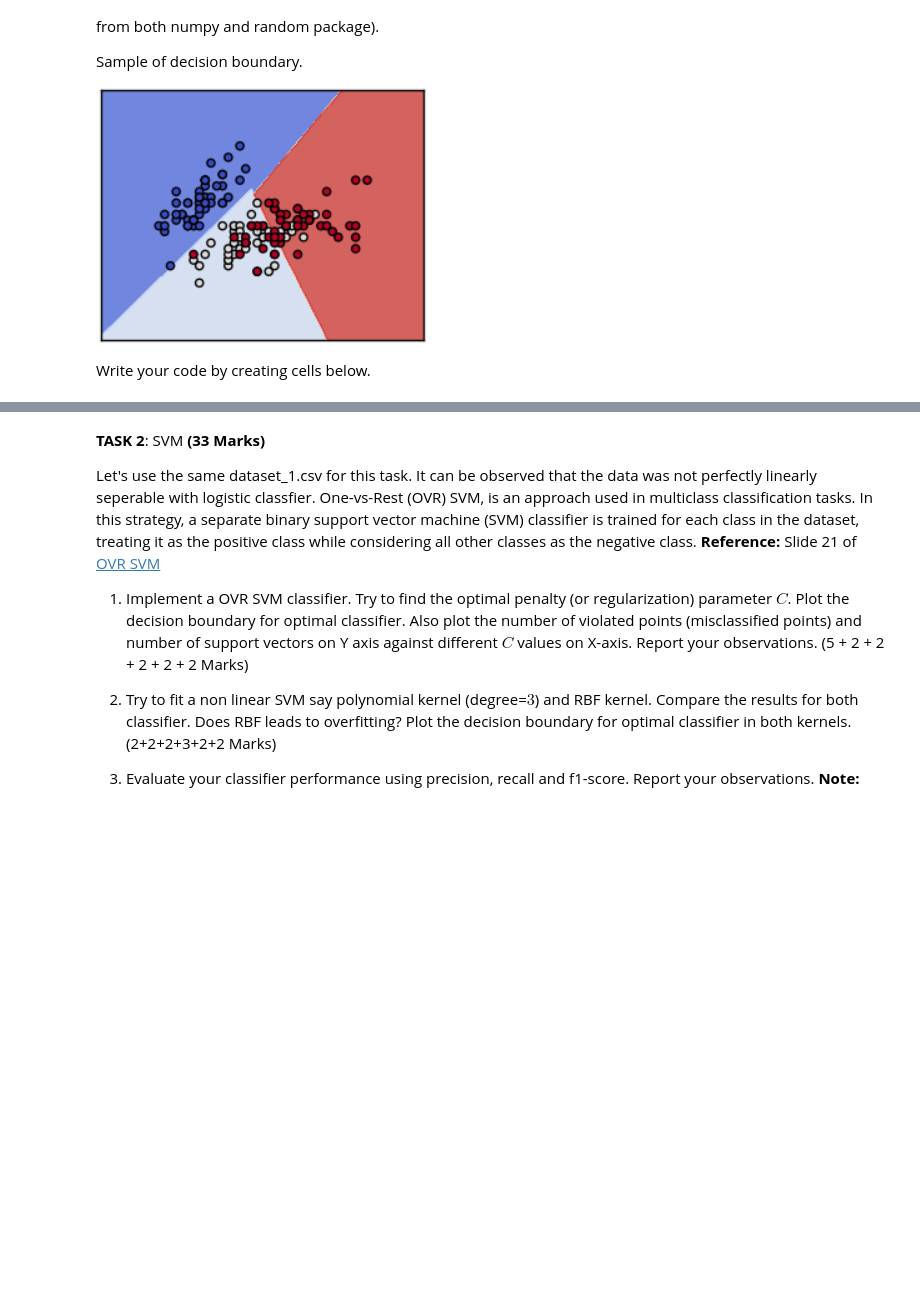
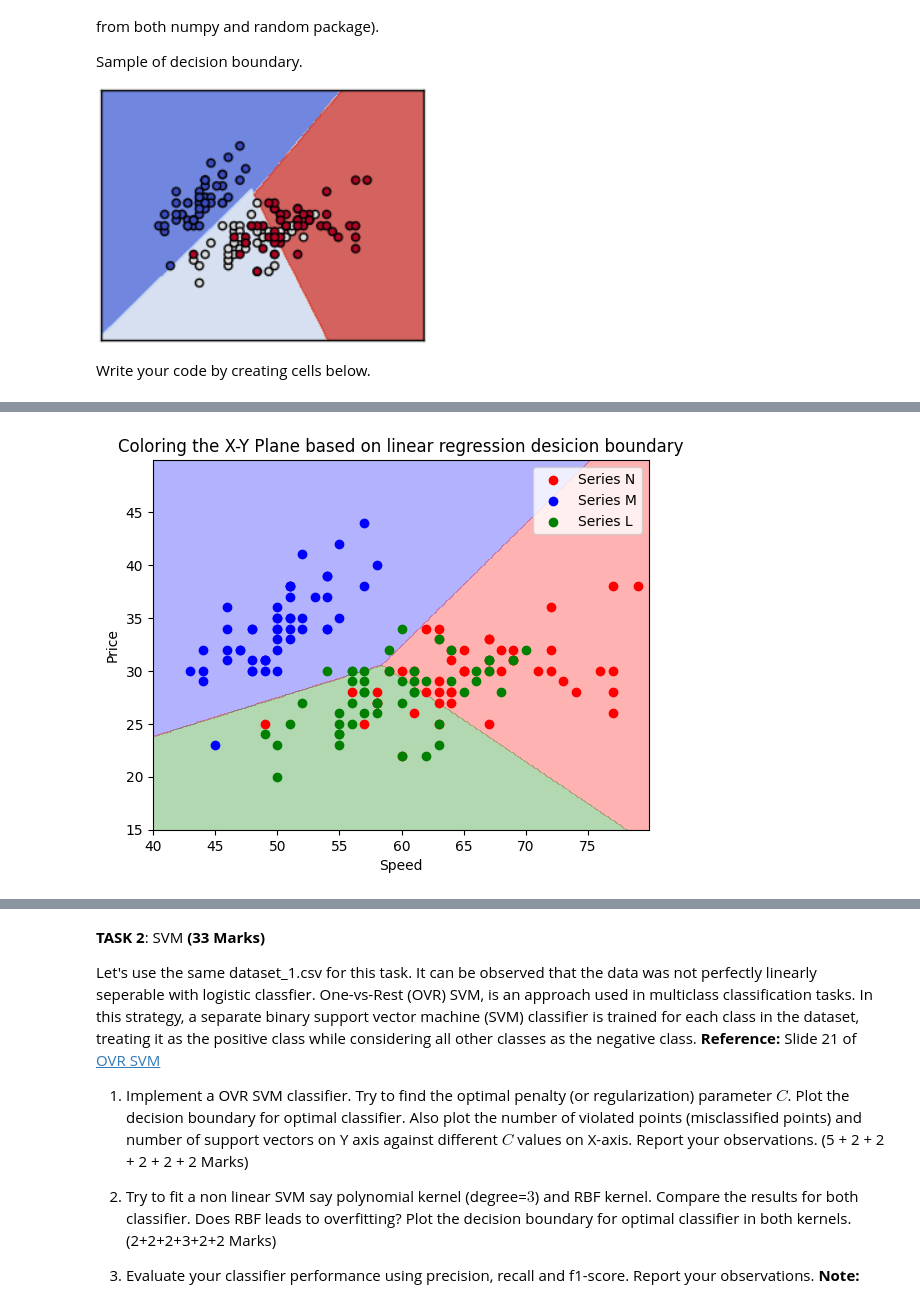
Before and after one commit to Aditya-Y-29/ML-Assignments, a Jupyter notebook: Assignment-2/ML24_CS503_Lab2_Classification.ipynb, the cells around one changed output, grey strips where cells are left out. Cells and saved outputs as stored; diff of their text form; code cells hidden in the pictures; blank space fills up the shorter version.

```diff
--- a/Assignment-2/ML24_CS503_Lab2_Classification.ipynb
+++ b/Assignment-2/ML24_CS503_Lab2_Classification.ipynb
@@ -81,0 +181,11 @@ Write your code by creating cells below.
+# %%
+def condition_function_linear_regression(x, y):
+    value_1 = (weight_vector_m[0] * x + weight_vector_m[1] * y + intercept_m)
+    value_2 = (weight_vector_n[0] * x + weight_vector_n[1] * y + intercept_n)
+    value_3 = (weight_vector_l[0] * x + weight_vector_l[1] * y + intercept_l)
+    if value_1 >= value_2 and value_1 >= value_3:
+        return 0
+    if value_2 >= value_1 and value_2 >= value_3:
+        return 1
+    if value_3 >= value_2 and value_3 >= value_1:
+        return 2
@@ -81,0 +196,20 @@ Write your code by creating cells below.
+# %%
+def plot_linear_regression_decision_boundary():
+    x_min, x_max = 40, 80
+    y_min, y_max = 15, 50
+    step = 0.1
+    xx, yy = np.meshgrid(np.arange(x_min, x_max, step), np.arange(y_min, y_max, step))
+    condition_values = np.vectorize(condition_function_linear_regression)(xx, yy)
+    plt.contourf(xx, yy, condition_values, levels=[-0.5, 0.5, 1.5, 2.5], colors=('blue', 'red', 'green'),  alpha=0.3)
+    plt.scatter(dataframe[dataframe['Model'] == 'Series N'][x_column], dataframe[dataframe['Model'] == 'Series N'][y_column], c='red', label='Series N')
+    plt.scatter(dataframe[dataframe['Model'] == 'Series M'][x_column], dataframe[dataframe['Model'] == 'Series M'][y_column], c='blue', label='Series M')
+    plt.scatter(dataframe[dataframe['Model'] == 'Series L'][x_column], dataframe[dataframe['Model'] == 'Series L'][y_column], c='green', label='Series L')
+    plt.xlabel('Speed')
+    plt.ylabel('Price')
+    plt.legend()
+    plt.title('Coloring the X-Y Plane based on linear regression desicion boundary')
+    plt.show()
+# %%
+plot_linear_regression_decision_boundary()
+# %% [output]
+[figure, added]
```
Also changed, not shown: parts of 135 cells of this notebook.
